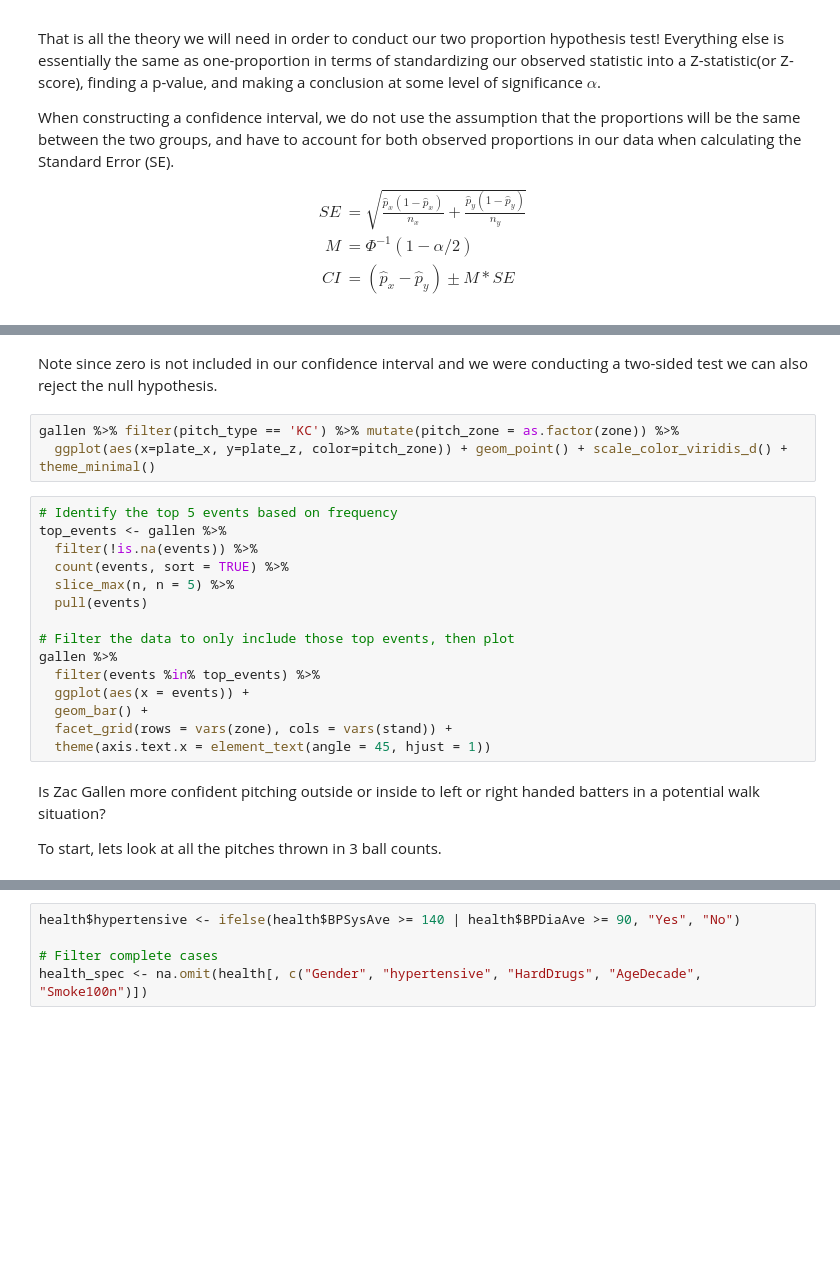
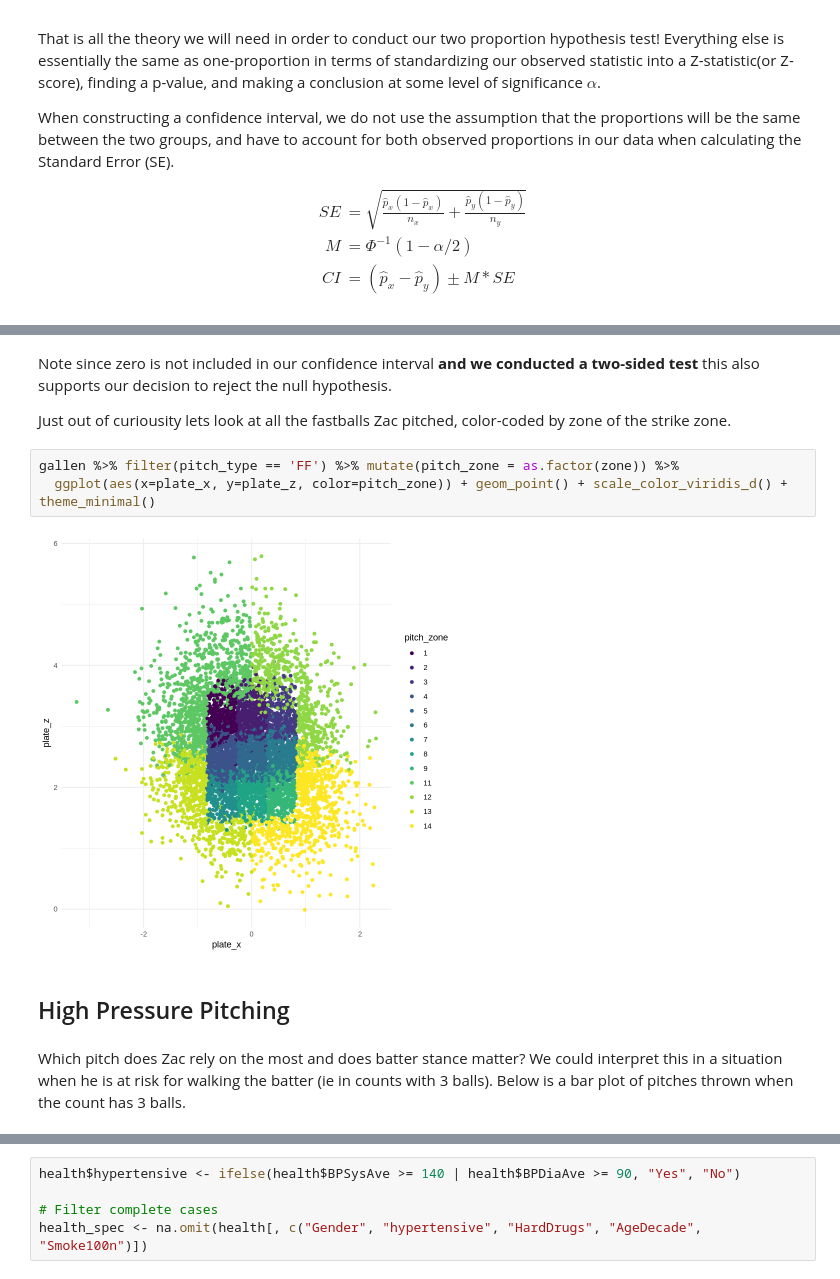
Before and after one commit to lonespear/MA206, a Jupyter notebook: lesson_13.ipynb, the cells around one changed output, grey strips where cells are left out. Drawn from its saved outputs; the diff is of its cells as text; blank space fills up the shorter version.

```diff
--- a/lesson_13.ipynb
+++ b/lesson_13.ipynb
@@ -147,25 +158,15 @@ CI = c(diff-multiplier*se, diff+multiplier*se)  ; CI # Confidence Interval
 # %% [markdown]
-Note since zero is not included in our confidence interval and we were conducting a two-sided test we can also reject the null hypothesis.
+Note since zero is not included in our confidence interval **and we conducted a two-sided test** this also supports our decision to reject the null hypothesis.
+
+Just out of curiousity lets look at all the fastballs Zac pitched, color-coded by zone of the strike zone.
 # %%
-gallen %>% filter(pitch_type == 'KC') %>% mutate(pitch_zone = as.factor(zone)) %>%
+gallen %>% filter(pitch_type == 'FF') %>% mutate(pitch_zone = as.factor(zone)) %>%
   ggplot(aes(x=plate_x, y=plate_z, color=pitch_zone)) + geom_point() + scale_color_viridis_d() + theme_minimal()
+# %% [output]
+[figure, added]
-# %%
-# Identify the top 5 events based on frequency
-top_events <- gallen %>%
-  filter(!is.na(events)) %>%
-  count(events, sort = TRUE) %>%
-  slice_max(n, n = 5) %>%
-  pull(events)
-
-# Filter the data to only include those top events, then plot
-gallen %>%
-  filter(events %in% top_events) %>%
-  ggplot(aes(x = events)) +
-  geom_bar() +
-  facet_grid(rows = vars(zone), cols = vars(stand)) +
-  theme(axis.text.x = element_text(angle = 45, hjust = 1))
+# %% [markdown]
+## High Pressure Pitching
 # %% [markdown]
-Is Zac Gallen more confident pitching outside or inside to left or right handed batters in a potential walk situation?
-
-To start, lets look at all the pitches thrown in 3 ball counts.
+Which pitch does Zac rely on the most and does batter stance matter? We could interpret this in a situation when he is at risk for walking the batter (ie in counts with 3 balls).
+Below is a bar plot of pitches thrown when the count has 3 balls.
 # %%
```
Also changed, not shown: parts of 36 cells of this notebook.
